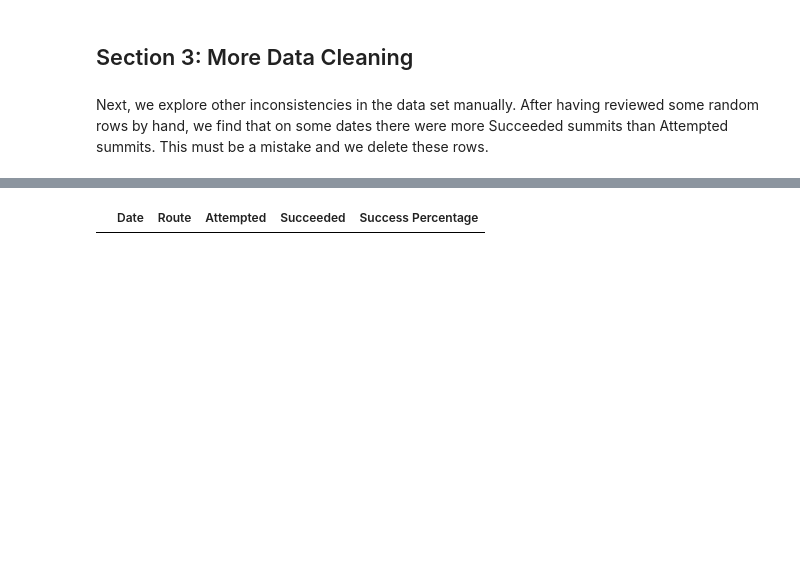
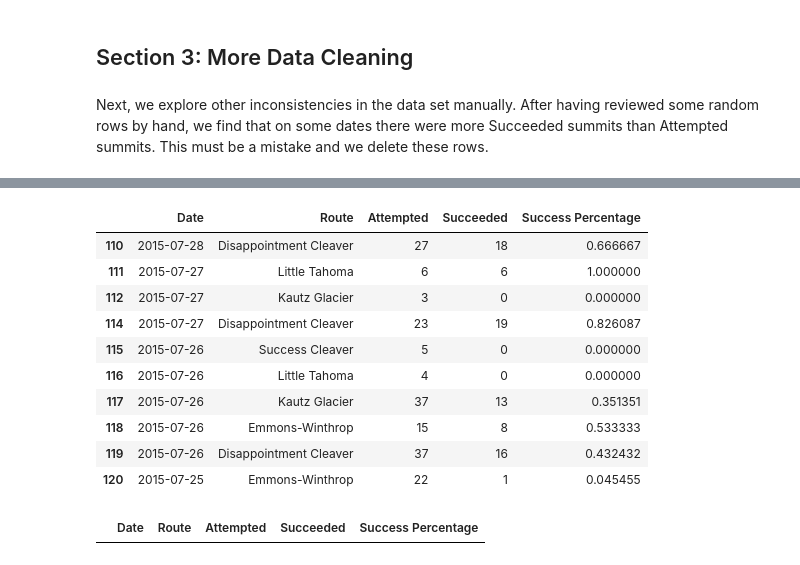
Before and after one commit to SequorIkkyu/MATH60026---Methods-for-Data-Science, a Jupyter notebook: 0-Preliminaries/Data exploration.ipynb, the cells around one changed output, grey strips where cells are left out. Saved outputs shown, nothing was run; the diff lists cells and outputs as text; code cells hidden in the pictures; blank space fills up the shorter version.

```diff
--- a/0-Preliminaries/Data exploration.ipynb
+++ b/0-Preliminaries/Data exploration.ipynb
@@ -225,3 +227,17 @@ mistake_rows
+# %%
+climbing_clean.iloc[110:120]
+# %% [output]
+|  | Date | Route | Attempted | Succeeded | Success Percentage |
+| 110 | 2015-07-28 | Disappointment Cleaver | 27 | 18 | 0.666667 |
+| 111 | 2015-07-27 | Little Tahoma | 6 | 6 | 1.000000 |
+| 112 | 2015-07-27 | Kautz Glacier | 3 | 0 | 0.000000 |
+| 114 | 2015-07-27 | Disappointment Cleaver | 23 | 19 | 0.826087 |
+| 115 | 2015-07-26 | Success Cleaver | 5 | 0 | 0.000000 |
+| 116 | 2015-07-26 | Little Tahoma | 4 | 0 | 0.000000 |
+| 117 | 2015-07-26 | Kautz Glacier | 37 | 13 | 0.351351 |
+| 118 | 2015-07-26 | Emmons-Winthrop | 15 | 8 | 0.533333 |
+| 119 | 2015-07-26 | Disappointment Cleaver | 37 | 16 | 0.432432 |
+| 120 | 2015-07-25 | Emmons-Winthrop | 22 | 1 | 0.045455 |
 # %%
 # delete these rows
 climbing_clean = climbing_clean.drop(index=mistake_rows.index)
```
Also changed, not shown: parts of 4 cells of this notebook, 1 other file.
